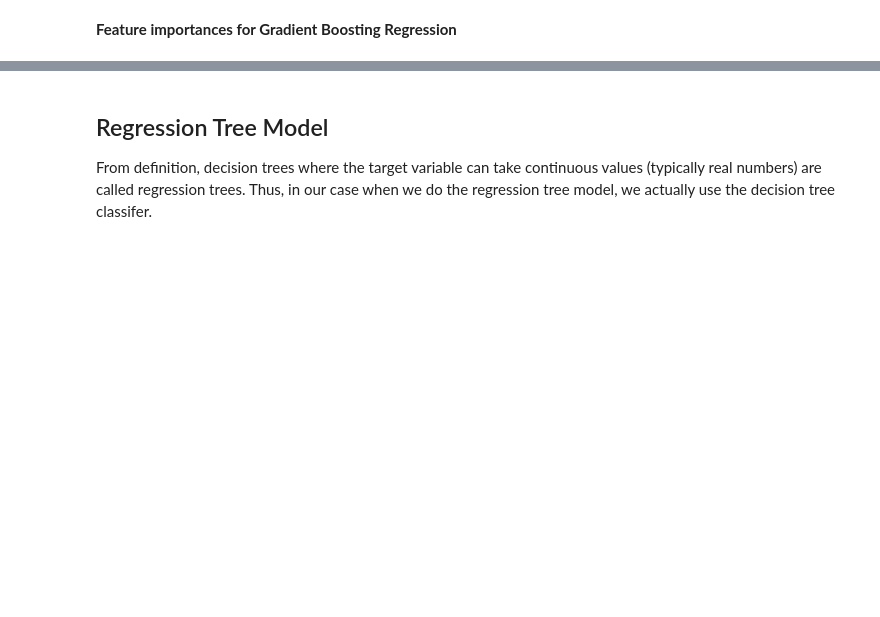
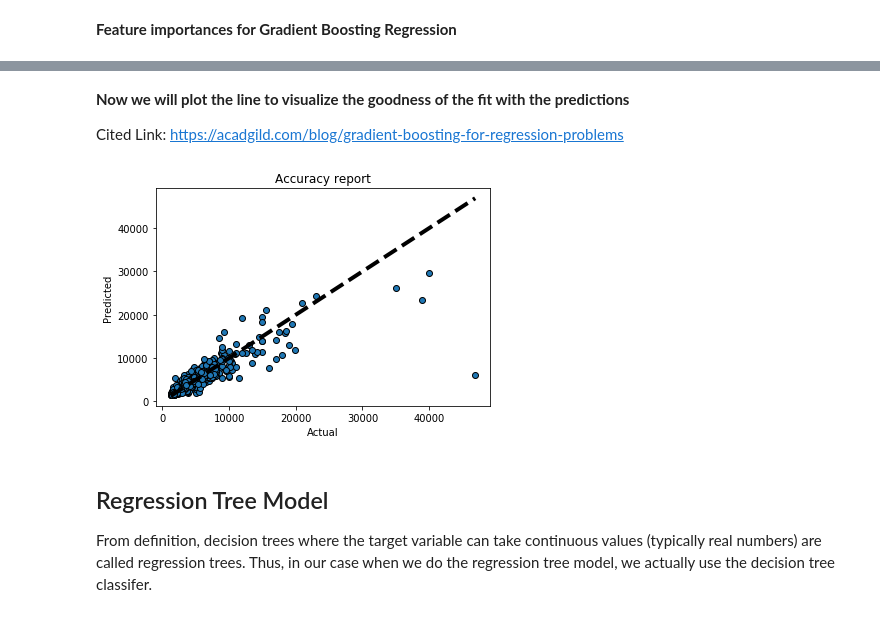
Before and after one commit to JiejayLan/data_science_project, a Jupyter notebook: main.ipynb, the cells around one changed output, grey strips where cells are left out. Cells and saved outputs as stored; diff of their text form; code cells hidden in the pictures; blank space fills up the shorter version.

Commit message:
corrected some mistakes and added accuracy report

```diff
--- a/main.ipynb
+++ b/main.ipynb
@@ -666,6 +833,6 @@ The mean squared error becomes unstable after applying the new set of hyperparam
 # %% [markdown]
 **Feature importances for Gradient Boosting Regression**
 # %%
-gbrdemo.fit(md_df[features], md_df['rent'])
-for feature,score in sorted(zip(features,gbrdemo.feature_importances_), key=lambda x:x[1], reverse=True):
+bettergbr1.fit(train_df[features], train_df['rent'])
+for feature,score in sorted(zip(features, bettergbr1.feature_importances_), key=lambda x:x[1], reverse=True):
     print(feature, ' ', score)
@@ -672,3 +857,17 @@ for feature,score in sorted(zip(features,gbrdemo.feature_importances_), key=lamb
+# %% [markdown]
+**Now we will plot the line to visualize the goodness of the fit with the predictions**
+
+Cited Link: https://acadgild.com/blog/gradient-boosting-for-regression-problems
+# %%
+fig, ax = plt.subplots()
+ax.scatter(test_df['rent'], bettergbr1.predict(test_df[features]), edgecolors=(0, 0, 0))
+ax.plot([test_df['rent'].min(), test_df['rent'].max()], [test_df['rent'].min(), test_df['rent'].max()], 'k--', lw=4)
+ax.set_xlabel('Actual')
+ax.set_ylabel('Predicted')
+ax.set_title("Accuracy report")
+plt.show()
+# %% [output]
+[figure, added]
 # %% [markdown]
 ##  Regression Tree Model
 From definition, decision trees where the target variable can take continuous values (typically real numbers) are called regression trees.
```
Also changed, not shown: parts of 69 cells of this notebook, 2 other files.
